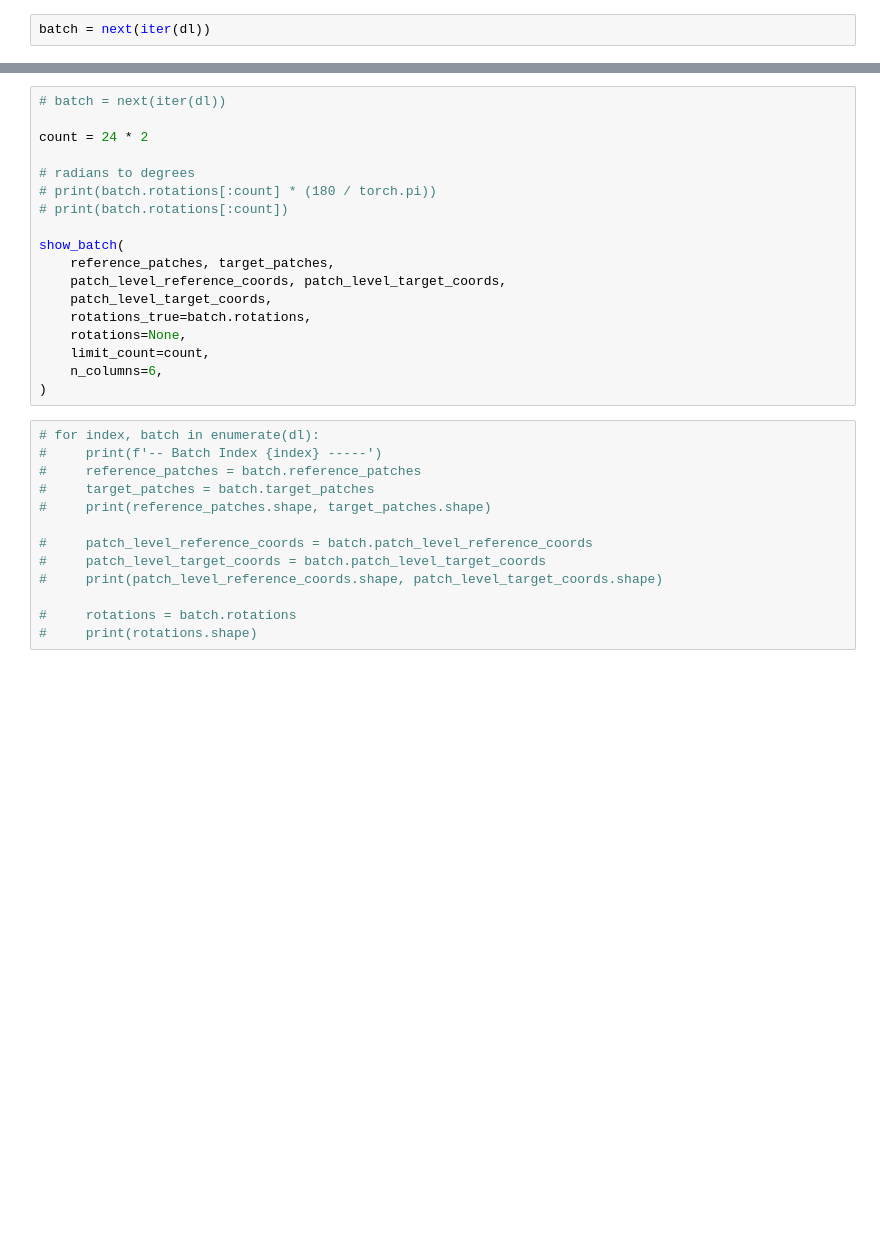
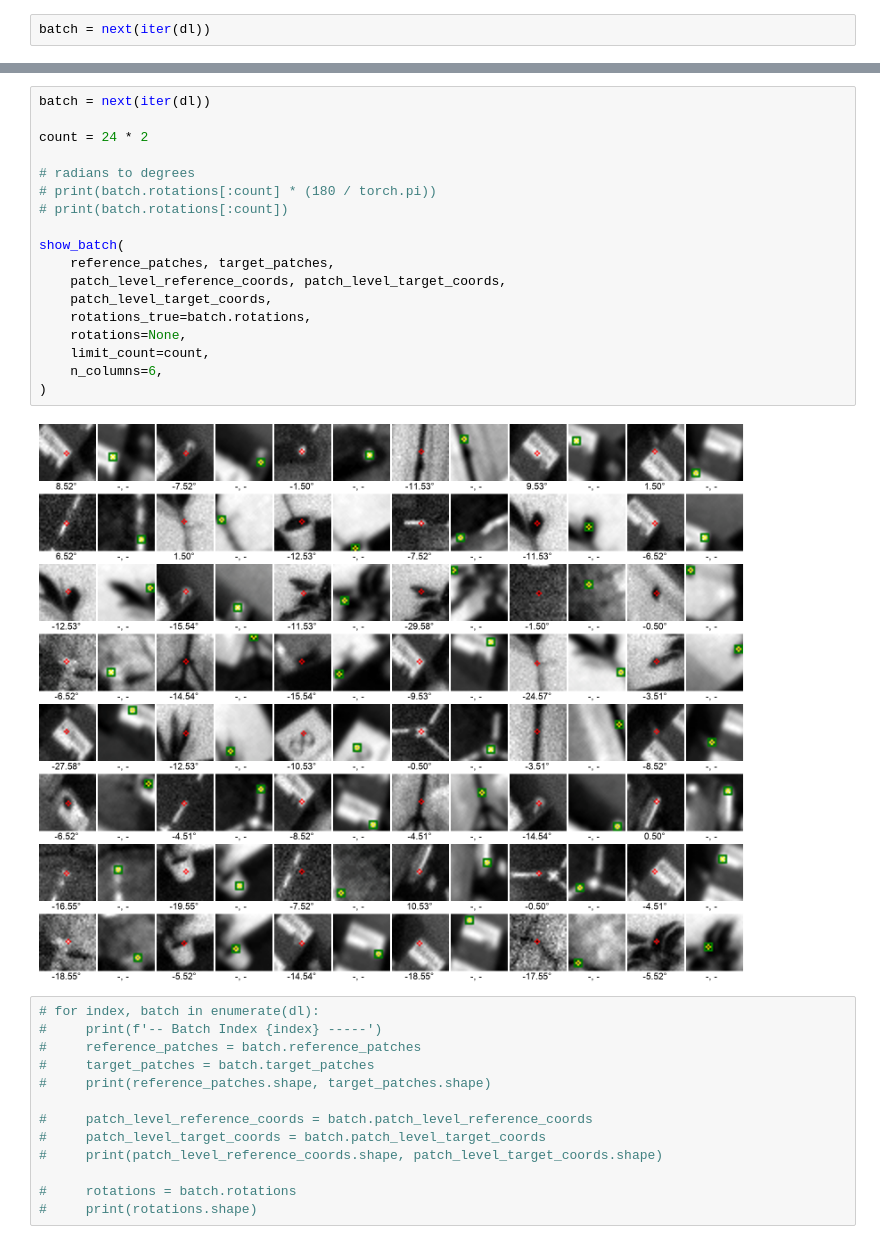
Before and after one commit to pranav-ap/keypoint_matcher, a Jupyter notebook: notebooks/explore_model.ipynb, the cells around one changed output, grey strips where cells are left out. Cells and saved outputs as stored; diff of their text form; blank space fills up the shorter version.

```diff
--- a/notebooks/explore_model.ipynb
+++ b/notebooks/explore_model.ipynb
@@ -42,21 +62,23 @@ print(rotations.shape)
 # %%
-# batch = next(iter(dl))
+batch = next(iter(dl))
 
 count = 24 * 2
 
 # radians to degrees
 # print(batch.rotations[:count] * (180 / torch.pi))
 # print(batch.rotations[:count])
 
 show_batch(
     reference_patches, target_patches,
     patch_level_reference_coords, patch_level_target_coords,
     patch_level_target_coords,
     rotations_true=batch.rotations,
     rotations=None,
     limit_count=count,
     n_columns=6,
 )
+# %% [output]
+[figure, added]
 # %%
 # for index, batch in enumerate(dl):
 #     print(f'-- Batch Index {index} -----')
```
Also changed, not shown: parts of 7 cells of this notebook, 4 other files.
